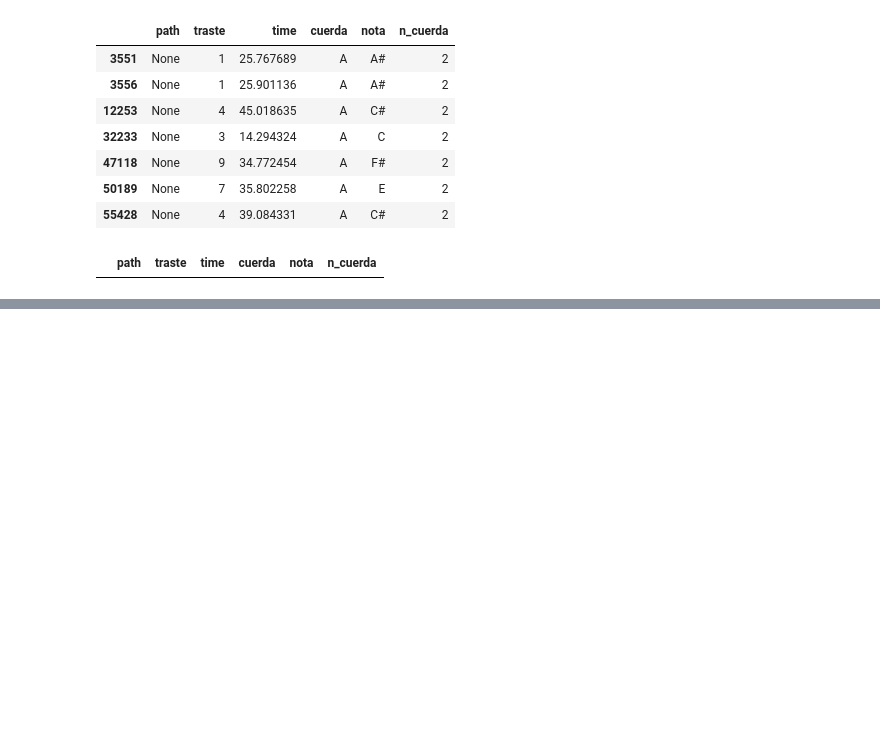
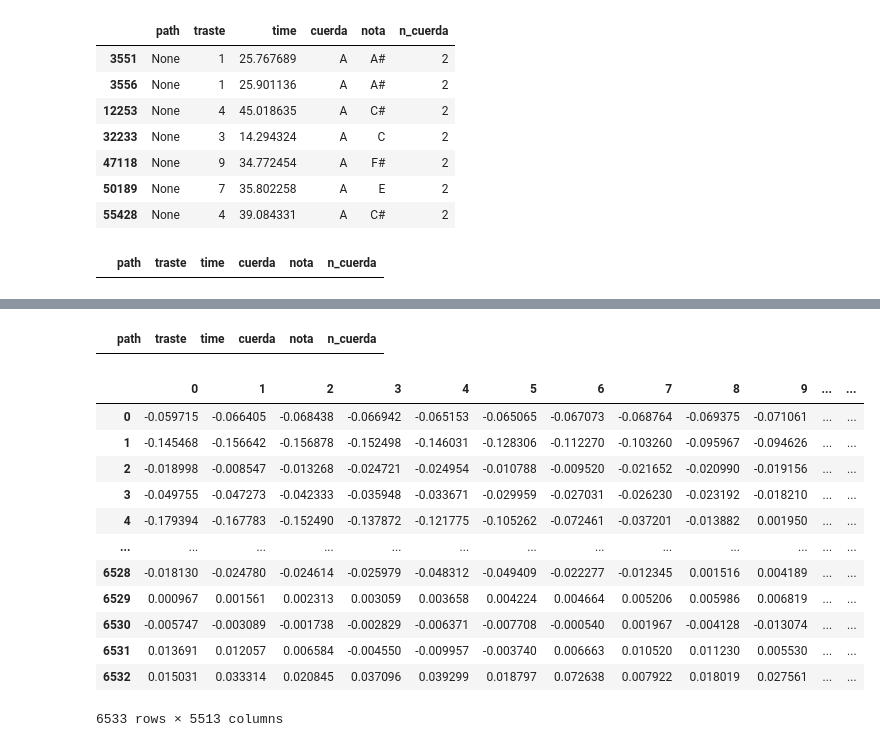
Before and after one commit to sdariza/musical-guitar-train, a Jupyter notebook: main.ipynb, the cells around one changed output, grey strips where cells are left out. Drawn from its saved outputs; the diff is of its cells as text; code cells hidden in the pictures; blank space fills up the shorter version.

```diff
--- a/main.ipynb
+++ b/main.ipynb
@@ -549,0 +893,4 @@ new
+# %%
+df_c_6 = df[df['n_cuerda'] == 6] # take just guitar string N3
+df_c_6['path'] = df.progress_apply(lambda x: get_audio_id(x.path,x.time), axis=1)
+df_c_6
@@ -549,0 +919,30 @@ new
+# %%
+df_c_6 = df_c_6.dropna(axis=0)
+df_c_6[df_c_6.isna().any(axis=1)]
+# %% [output]
+|  | path | traste | time | cuerda | nota | n_cuerda |
+# %%
+rows = []
+rows1 = []
+for audio_idx in tqdm(range(len(df_c_6))):
+    row = df_c_6.iloc[audio_idx]
+    rows.append(get_x_data(row.path))
+    rows1.append(row.nota)
+new_dfc_6_1 = pd.DataFrame(rows)
+new_dfc_6_2 = pd.DataFrame(rows1, columns=['label'])
+new_dfc_6_1['label'] = new_dfc_6_2['label']
+new_dfc_6_1
+# %% [output]
+|  | 0 | 1 | 2 | 3 | 4 | 5 | 6 | 7 | 8 | 9 | ... | ... |
+| 0 | -0.059715 | -0.066405 | -0.068438 | -0.066942 | -0.065153 | -0.065065 | -0.067073 | -0.068764 | -0.069375 | -0.071061 | ... | ... |
+| 1 | -0.145468 | -0.156642 | -0.156878 | -0.152498 | -0.146031 | -0.128306 | -0.112270 | -0.103260 | -0.095967 | -0.094626 | ... | ... |
+| 2 | -0.018998 | -0.008547 | -0.013268 | -0.024721 | -0.024954 | -0.010788 | -0.009520 | -0.021652 | -0.020990 | -0.019156 | ... | ... |
+| 3 | -0.049755 | -0.047273 | -0.042333 | -0.035948 | -0.033671 | -0.029959 | -0.027031 | -0.026230 | -0.023192 | -0.018210 | ... | ... |
+| 4 | -0.179394 | -0.167783 | -0.152490 | -0.137872 | -0.121775 | -0.105262 | -0.072461 | -0.037201 | -0.013882 | 0.001950 | ... | ... |
+| ... | ... | ... | ... | ... | ... | ... | ... | ... | ... | ... | ... | ... |
+| 6528 | -0.018130 | -0.024780 | -0.024614 | -0.025979 | -0.048312 | -0.049409 | -0.022277 | -0.012345 | 0.001516 | 0.004189 | ... | ... |
+| 6529 | 0.000967 | 0.001561 | 0.002313 | 0.003059 | 0.003658 | 0.004224 | 0.004664 | 0.005206 | 0.005986 | 0.006819 | ... | ... |
+| 6530 | -0.005747 | -0.003089 | -0.001738 | -0.002829 | -0.006371 | -0.007708 | -0.000540 | 0.001967 | -0.004128 | -0.013074 | ... | ... |
+| 6531 | 0.013691 | 0.012057 | 0.006584 | -0.004550 | -0.009957 | -0.003740 | 0.006663 | 0.010520 | 0.011230 | 0.005530 | ... | ... |
+| 6532 | 0.015031 | 0.033314 | 0.020845 | 0.037096 | 0.039299 | 0.018797 | 0.072638 | 0.007922 | 0.018019 | 0.027561 | ... | ... |
+6533 rows × 5513 columns
```
Also changed, not shown: parts of 69 cells of this notebook, 11 other files.
